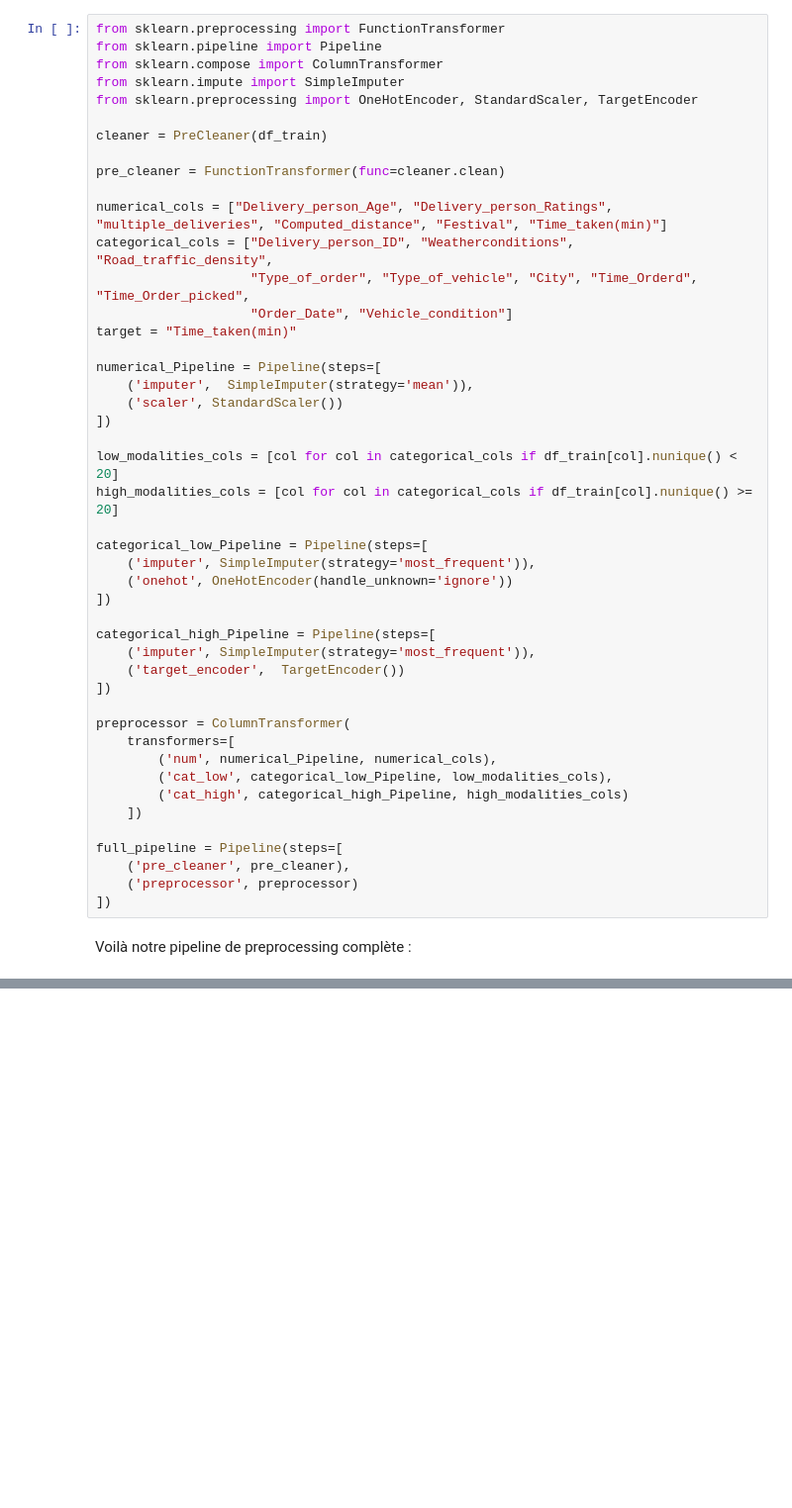
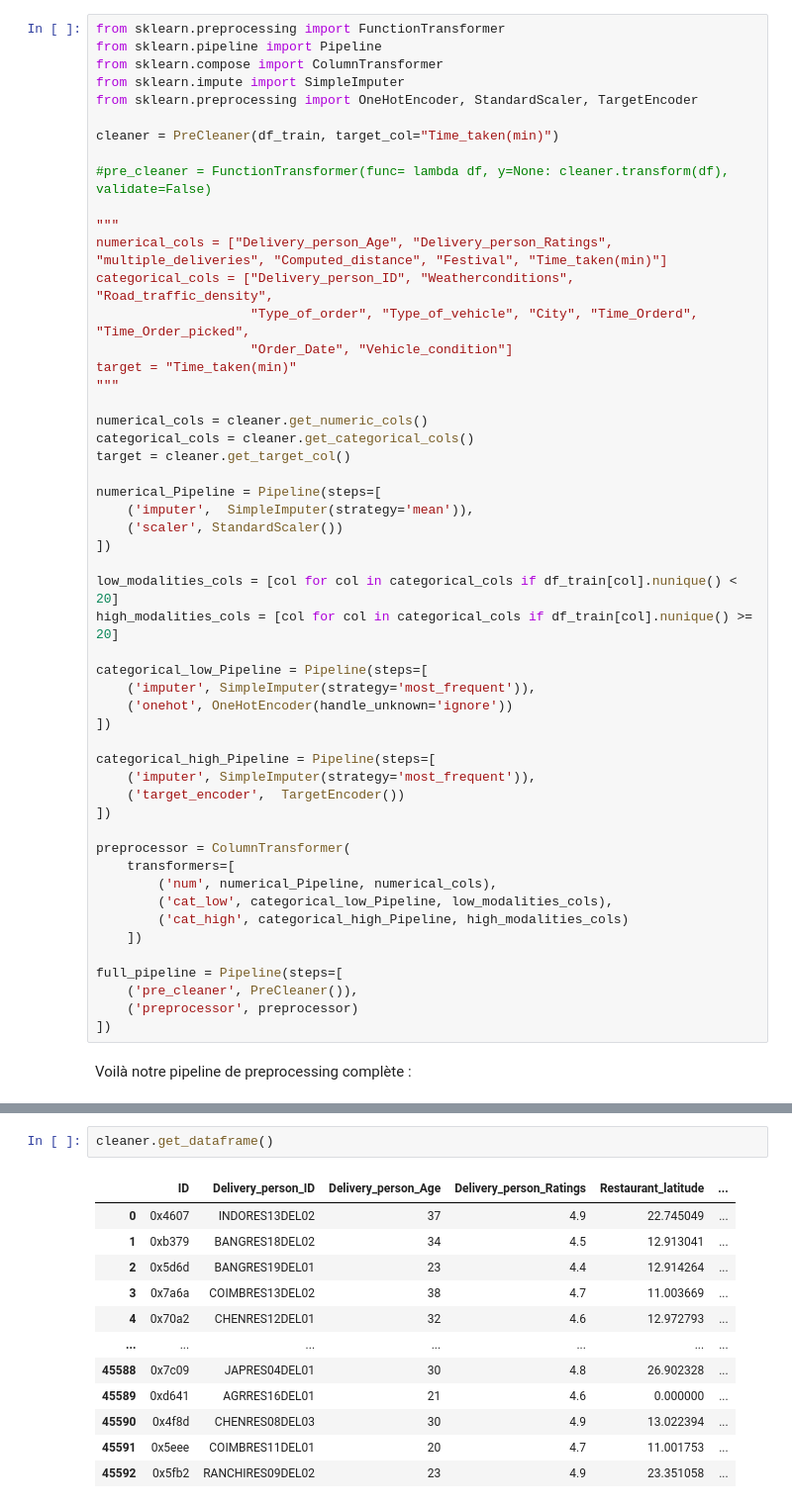
Before and after one commit to rubensailly/ML_project, a Jupyter notebook: main.ipynb, the cells around one changed output, grey strips where cells are left out. Shown: that part at 99% size. Cells and saved outputs as stored; diff of their text form; blank space fills up the shorter version.

```diff
--- a/main.ipynb
+++ b/main.ipynb
@@ -254,15 +334,21 @@ from sklearn.compose import ColumnTransformer
 from sklearn.impute import SimpleImputer
 from sklearn.preprocessing import OneHotEncoder, StandardScaler, TargetEncoder
 
-cleaner = PreCleaner(df_train)
+cleaner = PreCleaner(df_train, target_col="Time_taken(min)")
 
-pre_cleaner = FunctionTransformer(func=cleaner.clean)
+#pre_cleaner = FunctionTransformer(func= lambda df, y=None: cleaner.transform(df), validate=False)
 
+"""
 numerical_cols = ["Delivery_person_Age", "Delivery_person_Ratings", "multiple_deliveries", "Computed_distance", "Festival", "Time_taken(min)"]
 categorical_cols = ["Delivery_person_ID", "Weatherconditions", "Road_traffic_density",
                     "Type_of_order", "Type_of_vehicle", "City", "Time_Orderd", "Time_Order_picked",
                     "Order_Date", "Vehicle_condition"]
 target = "Time_taken(min)"
+"""
+
+numerical_cols = cleaner.get_numeric_cols()
+categorical_cols = cleaner.get_categorical_cols()
+target = cleaner.get_target_col()
 
 numerical_Pipeline = Pipeline(steps=[
     ('imputer',  SimpleImputer(strategy='mean')),
@@ -290,7 +376,7 @@ preprocessor = ColumnTransformer(
     ])
 
 full_pipeline = Pipeline(steps=[
-    ('pre_cleaner', pre_cleaner),
+    ('pre_cleaner', PreCleaner()),
     ('preprocessor', preprocessor)
 ])
 # %% [markdown]
@@ -317,0 +447,15 @@ Pipeline(steps=[('pre_cleaner',
+# %%
+cleaner.get_dataframe()
+# %% [output]
+|  | ID | Delivery_person_ID | Delivery_person_Age | Delivery_person_Ratings | Restaurant_latitude | ... |
+| 0 | 0x4607 | INDORES13DEL02 | 37 | 4.9 | 22.745049 | ... |
+| 1 | 0xb379 | BANGRES18DEL02 | 34 | 4.5 | 12.913041 | ... |
+| 2 | 0x5d6d | BANGRES19DEL01 | 23 | 4.4 | 12.914264 | ... |
+| 3 | 0x7a6a | COIMBRES13DEL02 | 38 | 4.7 | 11.003669 | ... |
+| 4 | 0x70a2 | CHENRES12DEL01 | 32 | 4.6 | 12.972793 | ... |
+| ... | ... | ... | ... | ... | ... | ... |
+| 45588 | 0x7c09 | JAPRES04DEL01 | 30 | 4.8 | 26.902328 | ... |
+| 45589 | 0xd641 | AGRRES16DEL01 | 21 | 4.6 | 0.000000 | ... |
+| 45590 | 0x4f8d | CHENRES08DEL03 | 30 | 4.9 | 13.022394 | ... |
+| 45591 | 0x5eee | COIMBRES11DEL01 | 20 | 4.7 | 11.001753 | ... |
+| 45592 | 0x5fb2 | RANCHIRES09DEL02 | 23 | 4.9 | 23.351058 | ... |
```
Also changed, not shown: parts of 12 cells of this notebook.
